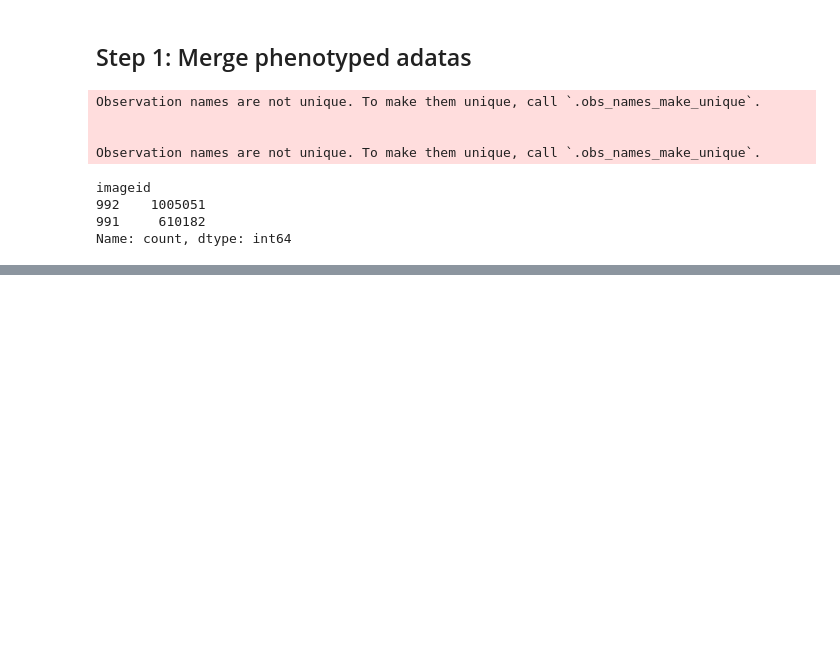
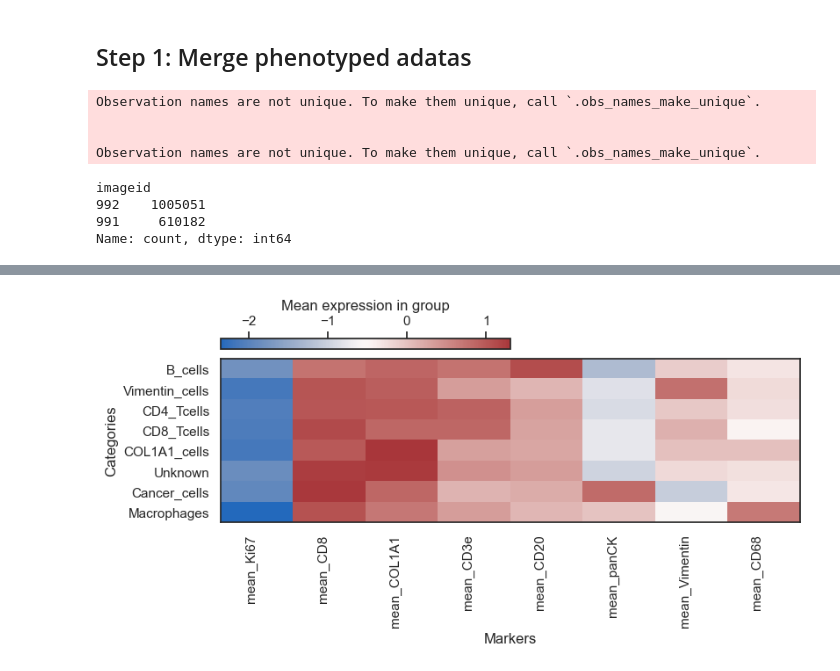
Before and after one commit to josenimo/P26_DA, a Jupyter notebook: nbs/3_compare_991_992_phenotypes.ipynb, the cells around one changed output, grey strips where cells are left out. Cells and saved outputs as stored; diff of their text form; code cells hidden in the pictures; blank space fills up the shorter version.

```diff
--- a/nbs/3_compare_991_992_phenotypes.ipynb
+++ b/nbs/3_compare_991_992_phenotypes.ipynb
@@ -225,0 +250,4 @@ sm.pl.heatmap(
+# %%
+sm.pl.heatmap(adata, layer="log", groupBy="phenotype", figsize=(8,4), standardScale="column")
+# %% [output]
+[figure, added]
```
Also changed, not shown: parts of 79 cells of this notebook, 36 other files.
